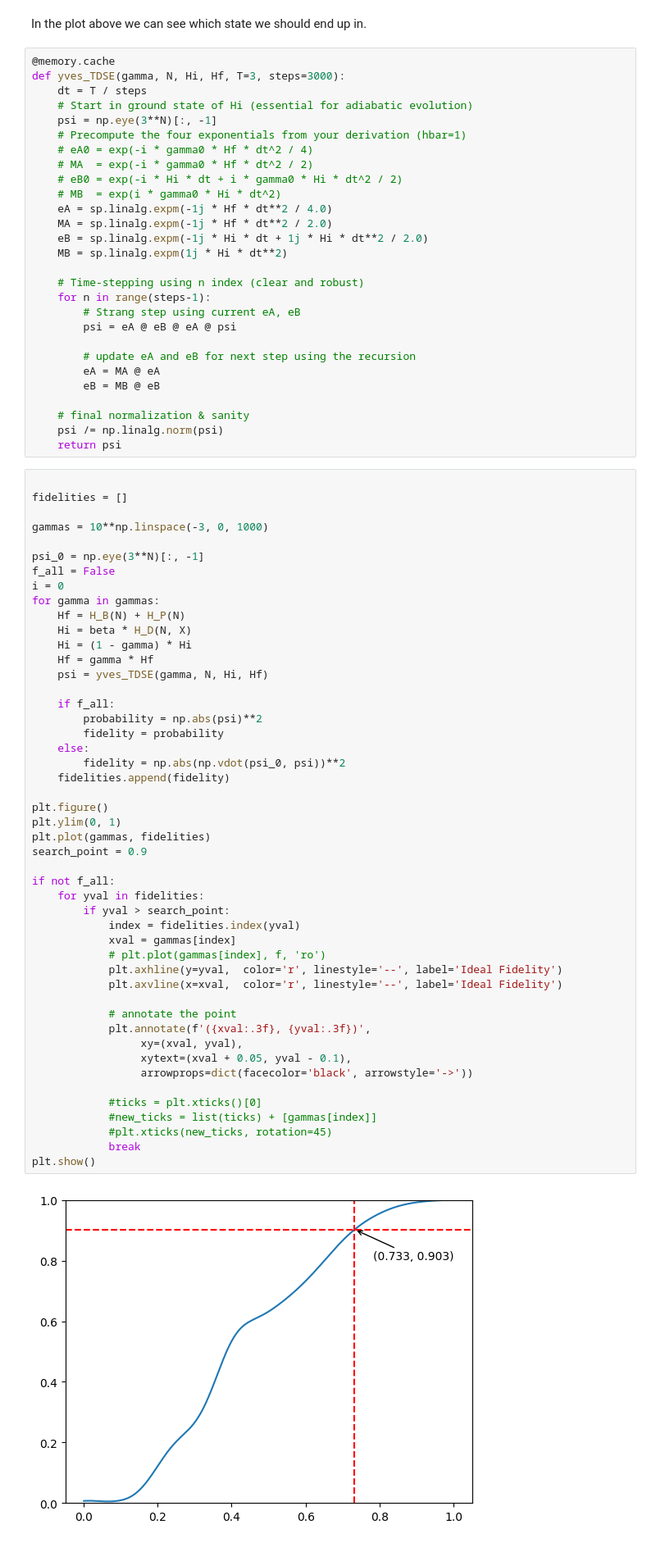
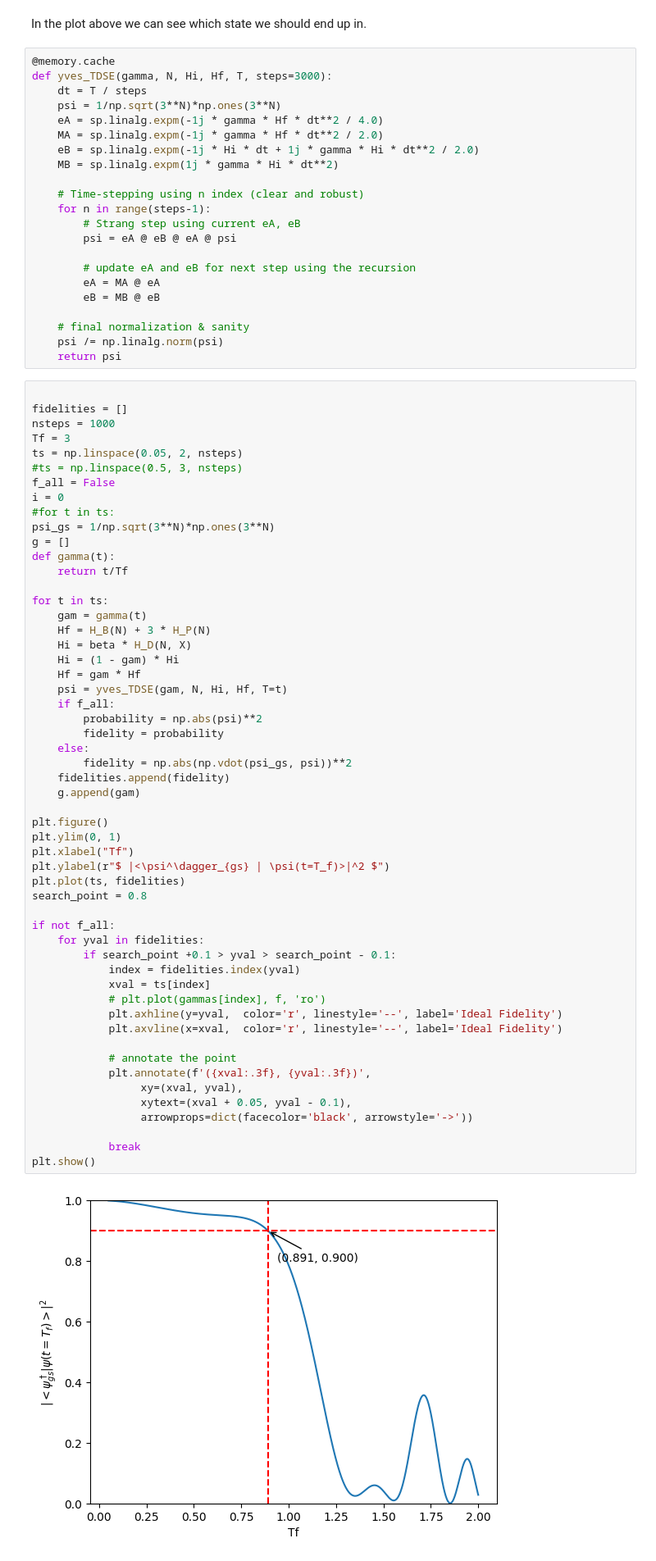
Before and after one commit to Secretmud/zermelos-navigation-problem, a Jupyter notebook: src/yves_method.ipynb, the cells around one changed output. Shown at 82% size. Cells and saved outputs as stored; diff of their text form.

```diff
--- a/src/yves_method.ipynb
+++ b/src/yves_method.ipynb
@@ -104,19 +105,13 @@ for i in ind:
 In the plot above we can see which state we should end up in.
 # %%
 @memory.cache
-def yves_TDSE(gamma, N, Hi, Hf, T=3, steps=3000):
+def yves_TDSE(gamma, N, Hi, Hf, T, steps=3000):
     dt = T / steps
-    # Start in ground state of Hi (essential for adiabatic evolution)
-    psi = np.eye(3**N)[:, -1]
-    # Precompute the four exponentials from your derivation (hbar=1)
-    # eA0 = exp(-i * gamma0 * Hf * dt^2 / 4)
-    # MA  = exp(-i * gamma0 * Hf * dt^2 / 2)
-    # eB0 = exp(-i * Hi * dt + i * gamma0 * Hi * dt^2 / 2)
-    # MB  = exp(i * gamma0 * Hi * dt^2)
-    eA = sp.linalg.expm(-1j * Hf * dt**2 / 4.0)
-    MA = sp.linalg.expm(-1j * Hf * dt**2 / 2.0)
-    eB = sp.linalg.expm(-1j * Hi * dt + 1j * Hi * dt**2 / 2.0)
-    MB = sp.linalg.expm(1j * Hi * dt**2)
+    psi = 1/np.sqrt(3**N)*np.ones(3**N)
+    eA = sp.linalg.expm(-1j * gamma * Hf * dt**2 / 4.0)
+    MA = sp.linalg.expm(-1j * gamma * Hf * dt**2 / 2.0)
+    eB = sp.linalg.expm(-1j * Hi * dt + 1j * gamma * Hi * dt**2 / 2.0)
+    MB = sp.linalg.expm(1j * gamma * Hi * dt**2)
 
     # Time-stepping using n index (clear and robust)
     for n in range(steps-1):
@@ -133,50 +128,56 @@ def yves_TDSE(gamma, N, Hi, Hf, T=3, steps=3000):
 # %%
 
 fidelities = []
-
-gammas = 10**np.linspace(-3, 0, 1000)
-
-psi_0 = np.eye(3**N)[:, -1]
+nsteps = 1000
+Tf = 3
+ts = np.linspace(0.05, 2, nsteps)
+#ts = np.linspace(0.5, 3, nsteps)
 f_all = False
 i = 0
-for gamma in gammas:
-    Hf = H_B(N) + H_P(N)
+#for t in ts:
+psi_gs = 1/np.sqrt(3**N)*np.ones(3**N)
+g = []
+def gamma(t):
+    return t/Tf
+
+for t in ts:
+    gam = gamma(t)
+    Hf = H_B(N) + 3 * H_P(N)
     Hi = beta * H_D(N, X)
-    Hi = (1 - gamma) * Hi
-    Hf = gamma * Hf
-    psi = yves_TDSE(gamma, N, Hi, Hf)
-
+    Hi = (1 - gam) * Hi
+    Hf = gam * Hf
+    psi = yves_TDSE(gam, N, Hi, Hf, T=t)
     if f_all:
         probability = np.abs(psi)**2
         fidelity = probability
     else:
-        fidelity = np.abs(np.vdot(psi_0, psi))**2
+        fidelity = np.abs(np.vdot(psi_gs, psi))**2
     fidelities.append(fidelity)
+    g.append(gam)
 
 plt.figure()
 plt.ylim(0, 1)
-plt.plot(gammas, fidelities)
-search_point = 0.9
+plt.xlabel("Tf")
+plt.ylabel(r"$ |<\psi^\dagger_{gs} | \psi(t=T_f)>|^2 $")
+plt.plot(ts, fidelities)
+search_point = 0.8
 
 if not f_all:
     for yval in fidelities:
-        if yval > search_point:
+        if search_point +0.1 > yval > search_point - 0.1:
             index = fidelities.index(yval)
-            xval = gammas[index]
+            xval = ts[index]
             # plt.plot(gammas[index], f, 'ro')
             plt.axhline(y=yval,  color='r', linestyle='--', label='Ideal Fidelity')
             plt.axvline(x=xval,  color='r', linestyle='--', label='Ideal Fidelity')
 
             # annotate the point
             plt.annotate(f'({xval:.3f}, {yval:.3f})',
                  xy=(xval, yval),
                  xytext=(xval + 0.05, yval - 0.1),
                  arrowprops=dict(facecolor='black', arrowstyle='->'))
 
-            #ticks = plt.xticks()[0]
-            #new_ticks = list(ticks) + [gammas[index]]
-            #plt.xticks(new_ticks, rotation=45)
             break
 plt.show()
 # %% [output]
-[figure, old version]
+[figure, new version]
```
Also changed, not shown: parts of 5 cells of this notebook.
